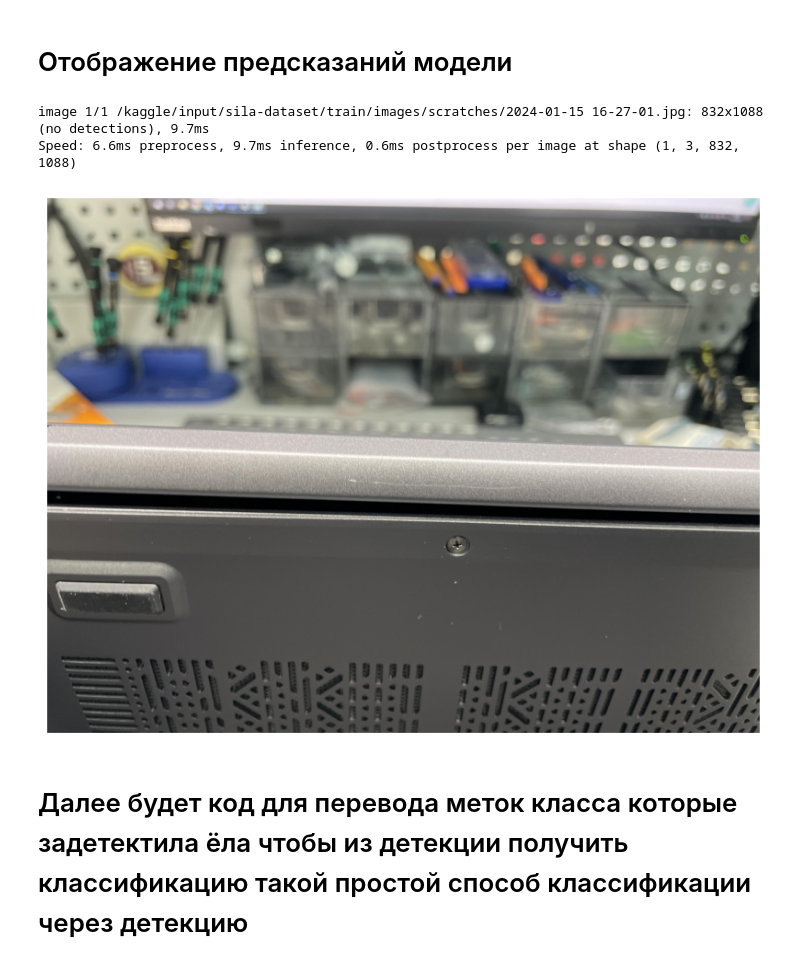
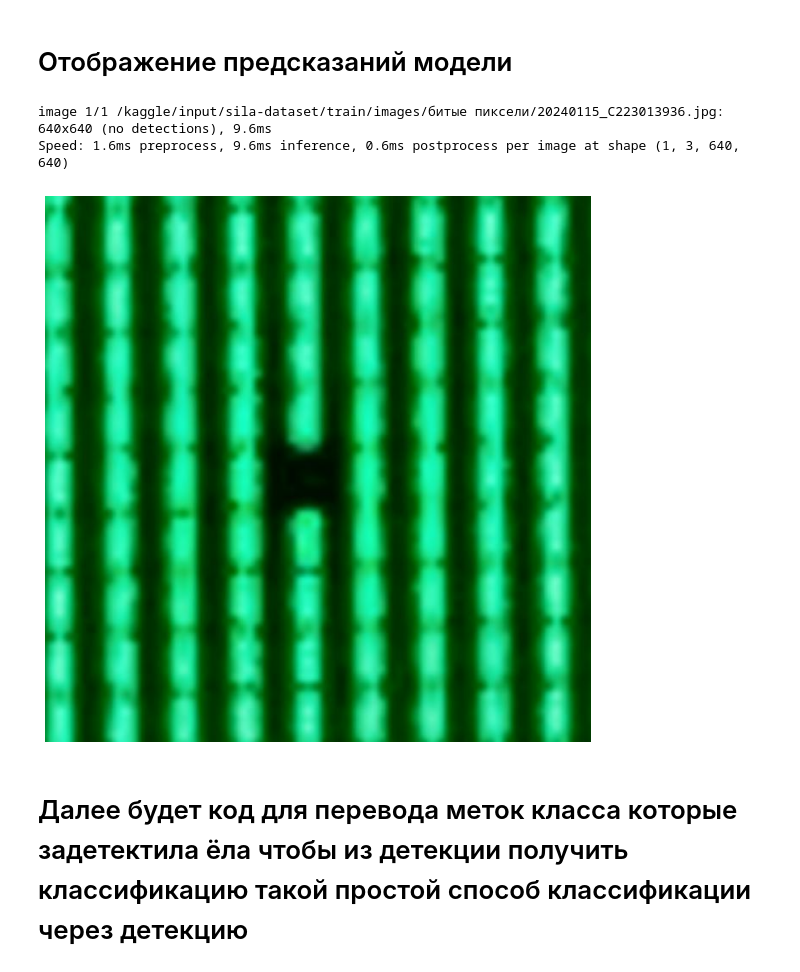
Before and after one commit to TimmmofeyD/sila_hack, a Jupyter notebook: hack-piter.ipynb, the cells around one changed output. Drawn from its saved outputs; the diff is of its cells as text; code cells hidden in the pictures.

```diff
--- a/hack-piter.ipynb
+++ b/hack-piter.ipynb
@@ -92,3 +77,31 @@ os.makedirs(images_base_folder, exist_ok=True)
+# %%
+def crop_and_augment(image, bbox, target_size=640):
+    x_left_bottom, y_left_bottom, width, length = bbox
+
+    img_width, img_height = image.size
+
+    if any(np.isnan([x_left_bottom, y_left_bottom, width, length])):
+        crop_x = (img_width - target_size) // 2
+        crop_y = (img_height - target_size) // 2
+
+        crop_x = min(max(crop_x, 0), img_width - target_size)
+        crop_y = min(max(crop_y, 0), img_height - target_size)
+
+        cropped_image = image.crop((crop_x, crop_y, crop_x + target_size, crop_y + target_size))
+        return cropped_image, None
+
+    img_width, img_height = image.size
+
+    crop_x = min(max(int(x_left_bottom - (target_size - width) // 2), 0), img_width - target_size)
+    crop_y = min(max(int(y_left_bottom - (target_size - length) // 2), 0), img_height - target_size)
+
+    cropped_image = image.crop((crop_x, crop_y, crop_x + target_size, crop_y + target_size))
+
+    new_x_left_bottom = x_left_bottom - crop_x
+    new_y_left_bottom = y_left_bottom - crop_y
+    new_bbox = [new_x_left_bottom, new_y_left_bottom, width, length]
+
+    return cropped_image, new_bbox
 # %%
 class_mapping = {
     'царапины': 0,
@@ -234,38 +218,38 @@ albumentations: Blur(p=0.01, blur_limit=(3, 7)), MedianBlur(p=0.01, blur_limit=(
 # %%
 import cv2
 
-model_load = YOLO('/kaggle/working/runs/detect/train6/weights/best.pt')
+model_load = YOLO('/kaggle/working/runs/detect/train3/weights/best.pt')
 
-test_image_path = '/kaggle/input/sila-dataset/train/images/scratches/2024-01-15 16-27-01.jpg'  # вставляем картинку которую хотим проверить
+test_image_path = '/kaggle/input/sila-dataset/train/images/битые пиксели/20240115_C223013936.jpg'  # вставляем картинку которую хотим проверить
 image = cv2.imread(test_image_path)
 
 
 results = model_load(test_image_path)
 
 for result in results[0].boxes:
-    x1, y1, x2, y2 = result.xyxy[0].tolist()  # Координаты бокса
+    x1, y1, x2, y2 = result.xyxy[0].tolist()  # коробка коорды
     confidence = result.conf[0].item()        # Уверенность
     class_id = int(result.cls[0].item())      # ID класса
 
     x1, y1, x2, y2 = int(x1), int(y1), int(x2), int(y2)
 
     cv2.rectangle(image, (x1, y1), (x2, y2), (0, 255, 0), 2)
 
     # добавляем метку класса
     class_label = list(class_mapping.keys())[class_id]
     cv2.putText(image, f"{class_label} {confidence:.2f}", (x1, y1 - 10), cv2.FONT_HERSHEY_SIMPLEX, 0.5, (255, 0, 0), 2)
 
 output_path = '/kaggle/working/prediction_with_boxes.jpg'
 cv2.imwrite(output_path, image)
-
+#plt.title(f"имя класса {class_label}")
 plt.figure(figsize=(10, 10))
 plt.imshow(cv2.cvtColor(image, cv2.COLOR_BGR2RGB))
 plt.axis('off')
 plt.show()
 # %% [output]
-image 1/1 /kaggle/input/sila-dataset/train/images/scratches/2024-01-15 16-27-01.jpg: 832x1088 (no detections), 9.7ms
-Speed: 6.6ms preprocess, 9.7ms inference, 0.6ms postprocess per image at shape (1, 3, 832, 1088)
+image 1/1 /kaggle/input/sila-dataset/train/images/битые пиксели/20240115_C223013936.jpg: 640x640 (no detections), 9.6ms
+Speed: 1.6ms preprocess, 9.6ms inference, 0.6ms postprocess per image at shape (1, 3, 640, 640)
-[figure, old version]
+[figure, new version]
 # %% [markdown]
 # Далее будет код для перевода меток класса которые задетектила ёла чтобы из детекции получить классификацию такой простой способ классификации через детекцию
 # %% [markdown]
```
Also changed, not shown: parts of 11 cells of this notebook.
